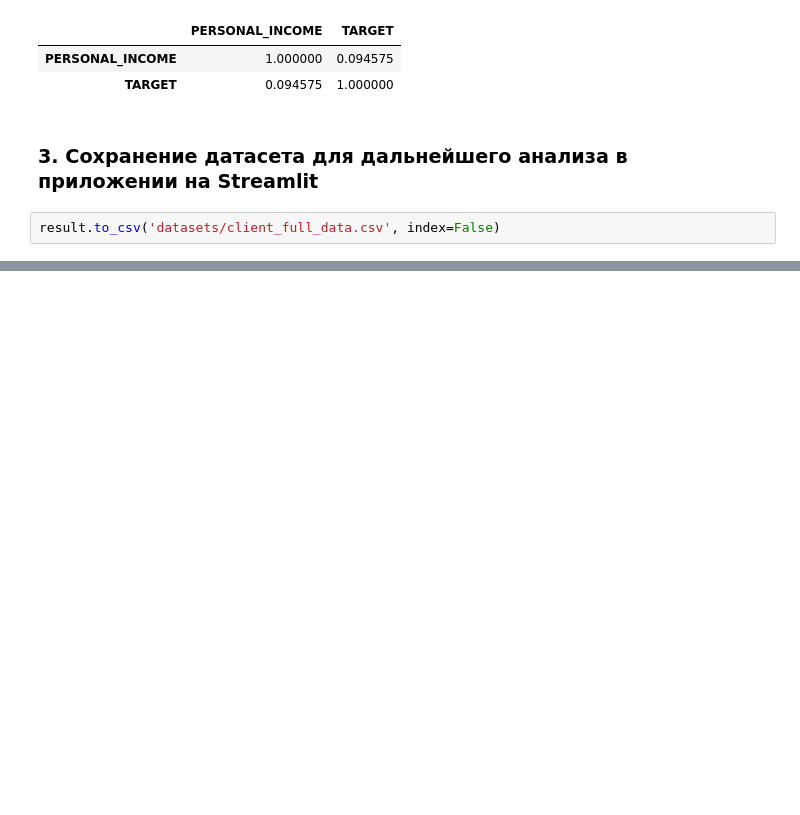
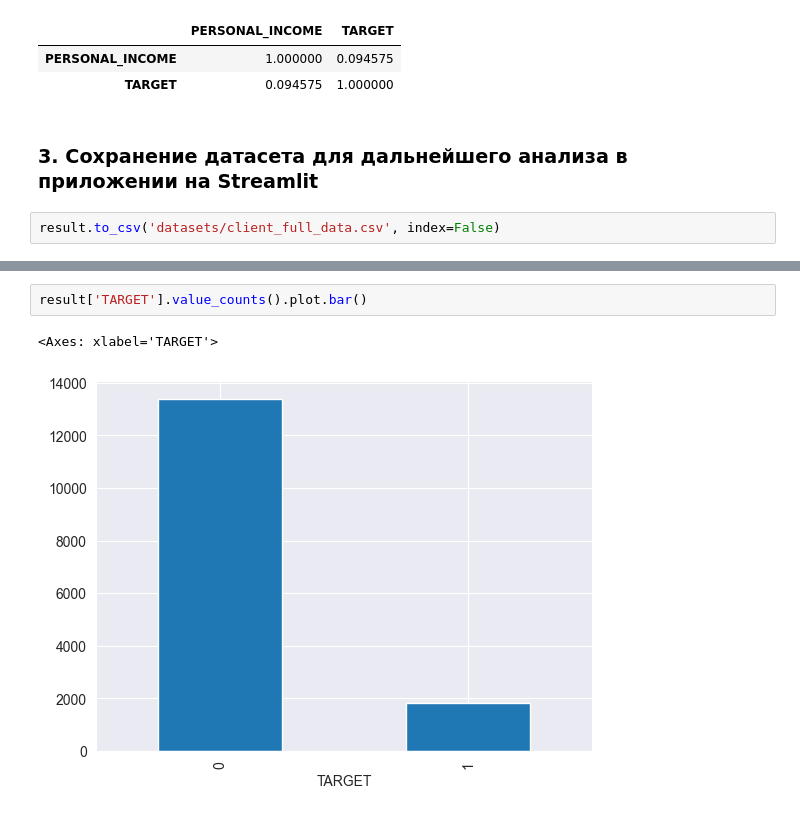
Before and after one commit to SeVlVershinin/py-applied-streamlit, a Jupyter notebook: ds.ipynb, the cells around one changed output, grey strips where cells are left out. Drawn from its saved outputs; the diff is of its cells as text; blank space fills up the shorter version.

```diff
--- a/ds.ipynb
+++ b/ds.ipynb
@@ -539,0 +554,5 @@ AttributeError: 'list' object has no attribute 'spines'
+# %%
+result['TARGET'].value_counts().plot.bar()
+# %% [output]
+<Axes: xlabel='TARGET'>
+[figure, added]
```
Also changed, not shown: parts of 3 cells of this notebook, 1 other file.
